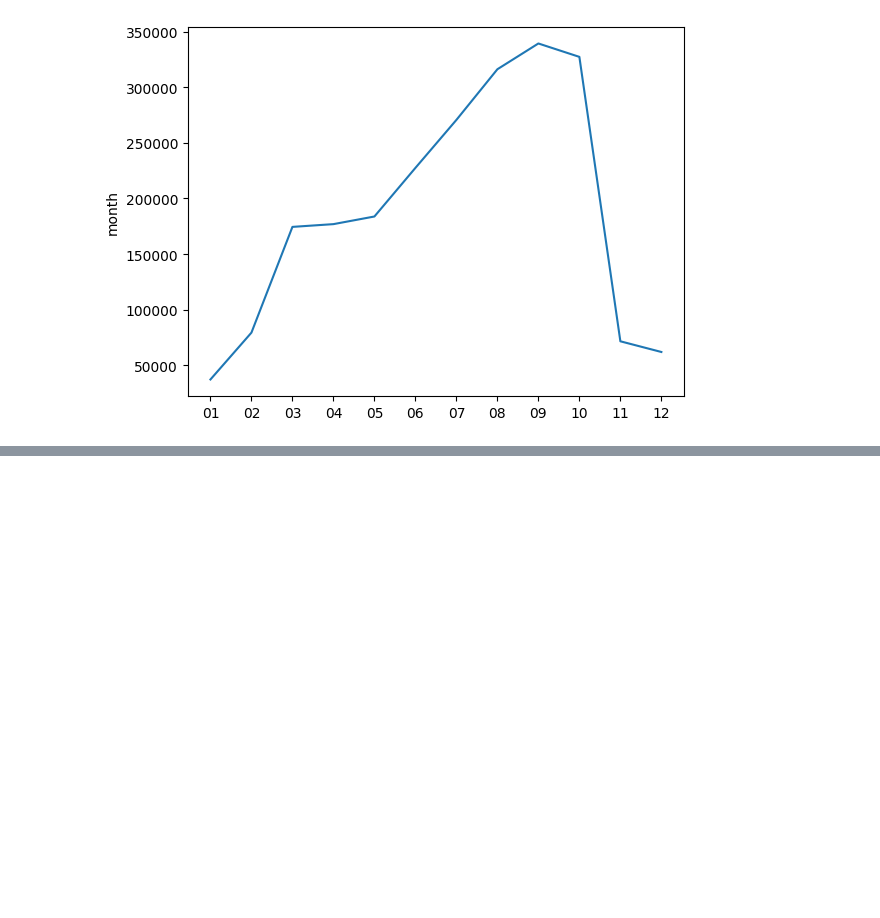
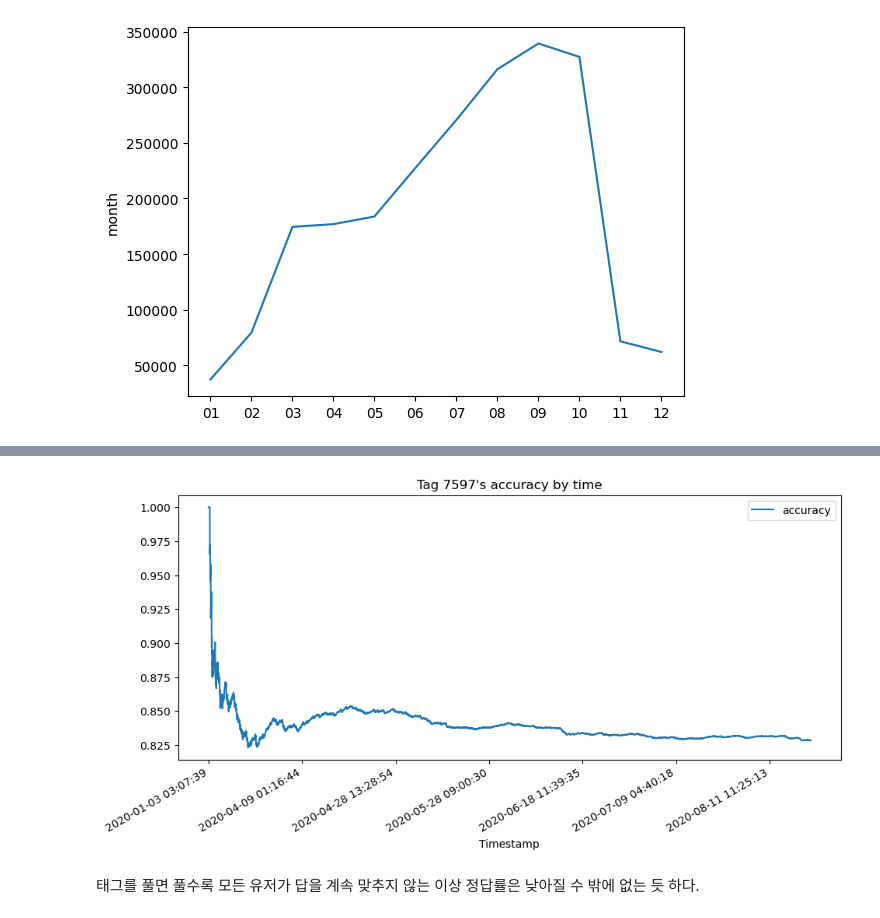
Before and after one commit to boostcampaitech4lv23recsys1/level2_dkt_recsys-level2-recsys-01, a Jupyter notebook: eda.ipynb, the cells around one changed output, grey strips where cells are left out. Saved outputs shown, nothing was run; the diff lists cells and outputs as text; code cells hidden in the pictures; blank space fills up the shorter version.

```diff
--- a/eda.ipynb
+++ b/eda.ipynb
@@ -791,0 +860,4 @@ sns.lineplot(train['month'].value_counts().sort_index())
+# %%
+# 태그별 시간 순서 answerCode
+by_tag = train.groupby(['KnowledgeTag', 'Timestamp'])['answerCode'].sum().to_frame()
+by_tag
@@ -791,0 +879,4 @@ sns.lineplot(train['month'].value_counts().sort_index())
+# %%
+# 정답률을 구하기 위해 cumsum을 진행하며 total # of solved를 누적해줄 column 생성
+by_tag['num_solved'] = 1
+by_tag
@@ -791,0 +898,4 @@ sns.lineplot(train['month'].value_counts().sort_index())
+# %%
+by_tag = by_tag.groupby(level=0).cumsum()
+by_tag['accuracy'] = by_tag['answerCode'] / by_tag['num_solved']
+by_tag
@@ -791,0 +934,4 @@ sns.lineplot(train['month'].value_counts().sort_index())
+# %%
+# 필요없는 column drop하고 가장 많이 풀린 태그 정보 불러와 저장
+by_tag = by_tag.drop(['answerCode', 'num_solved'], axis=1)
+by_tag_7597 = by_tag.loc[7597] ; by_tag_7597
@@ -791,0 +953,10 @@ sns.lineplot(train['month'].value_counts().sort_index())
+# %%
+by_tag_7597.plot(figsize=(11, 5))
+
+plt.title('Tag 7597\'s accuracy by time' )
+plt.gcf().autofmt_xdate()
+plt.show()
+# %% [output]
+[figure, added]
+# %% [markdown]
+태그를 풀면 풀수록 모든 유저가 답을 계속 맞추지 않는 이상 정답률은 낮아질 수 밖에 없는 듯 하다.
```
Also changed, not shown: parts of 13 cells of this notebook, 5 other files.
